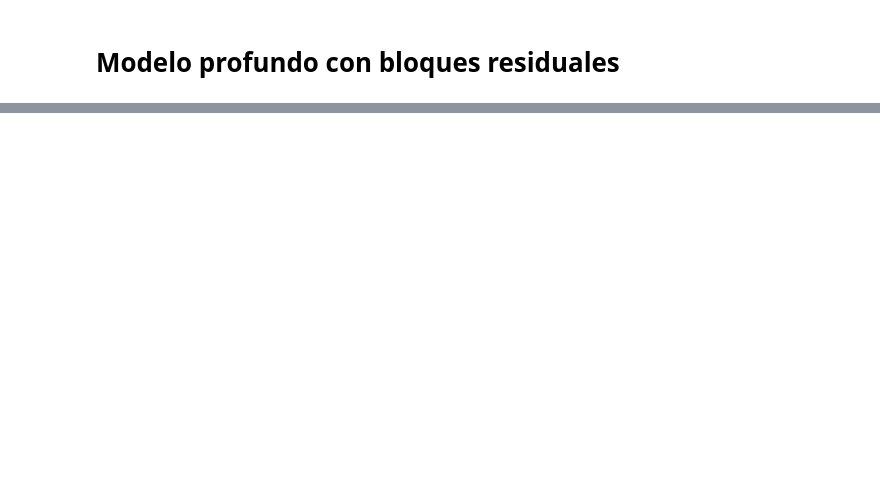
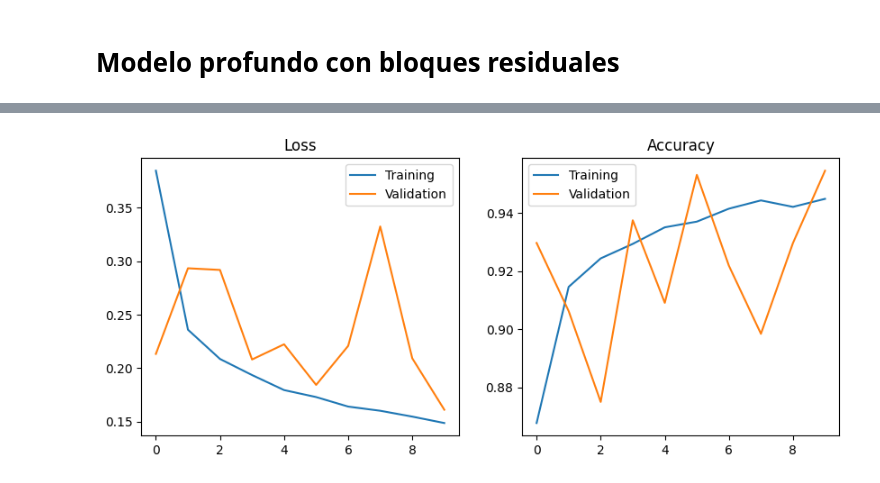
Before and after one commit to itssofiarce/AAII-TUIA-Alomar-Arce, a Jupyter notebook: AAII_TUIA_Alomar_Arceipynb.ipynb, the cells around one changed output, grey strips where cells are left out. Cells and saved outputs as stored; diff of their text form; code cells hidden in the pictures; blank space fills up the shorter version.

```diff
--- a/AAII_TUIA_Alomar_Arceipynb.ipynb
+++ b/AAII_TUIA_Alomar_Arceipynb.ipynb
@@ -562,0 +565,4 @@ plt.show()
+# %%
+IMAGE_WIDTH = 229
+IMAGE_HEIGHT = 229
+BATCH_SIZE = 32
@@ -562,0 +606,18 @@ plt.show()
+# %%
+EPOCHS = 10
+
+def train_model(model, callbacks=[]):
+    model.compile(
+        loss=tf.keras.losses.CategoricalCrossentropy(),
+        optimizer=tf.keras.optimizers.Adam(),
+        metrics=["accuracy"]
+    )
+
+    return model.fit(train_ds,
+                     epochs=EPOCHS,
+                     batch_size=BATCH_SIZE,
+                     validation_data=val_ds,
+                     validation_steps=int(0.25 * len(val_ds)),
+                     callbacks=callbacks)
+# %%
+model1a_history = train_model(model1a)
@@ -562,0 +645,20 @@ plt.show()
+# %%
+def plot_history(history):
+    plt.figure(figsize=(10, 4))
+    plt.subplot(121)
+    plt.plot(history.history['loss'], label="Training")
+    plt.plot(history.history['val_loss'], label="Validation")
+    plt.title("Loss")
+    plt.legend()
+
+    plt.subplot(122)
+    plt.plot(history.history['accuracy'], label="Training")
+    plt.plot(history.history['val_accuracy'], label="Validation")
+    plt.title("Accuracy")
+
+    plt.legend()
+    plt.show()
+
+plot_history(model1a_history)
+# %% [output]
+[figure, added]
```
Also changed, not shown: parts of 13 cells of this notebook.
